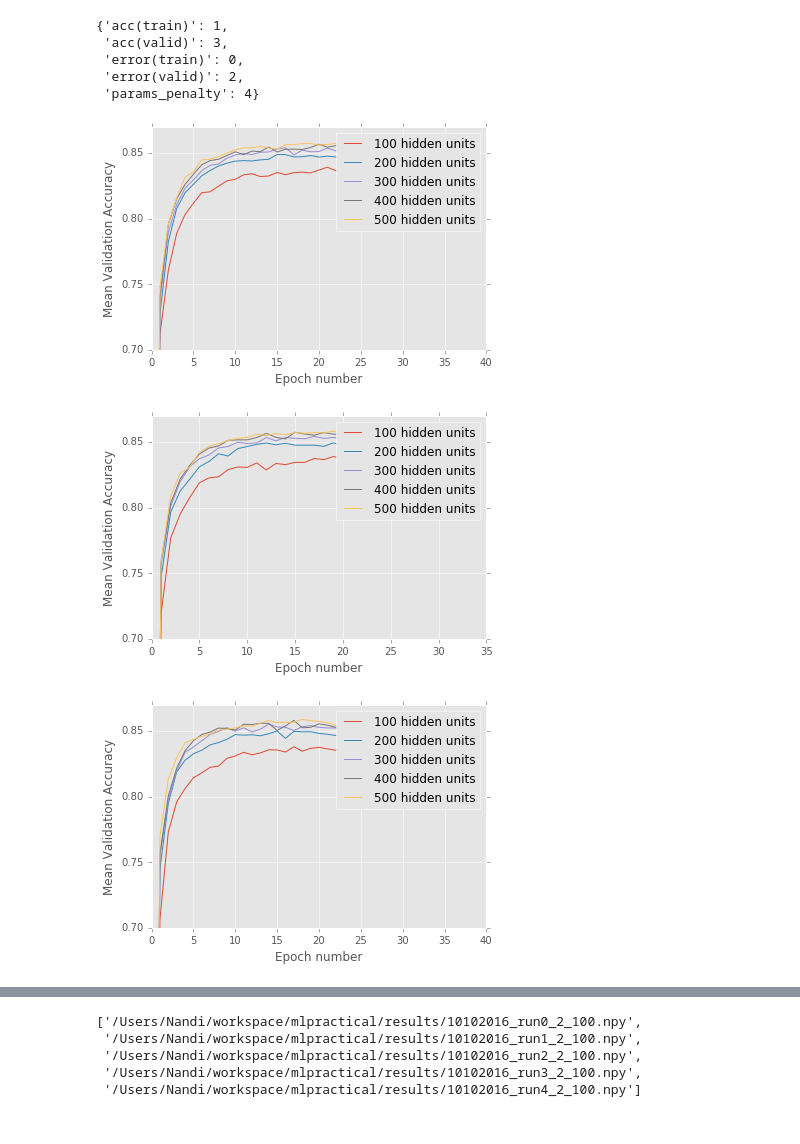
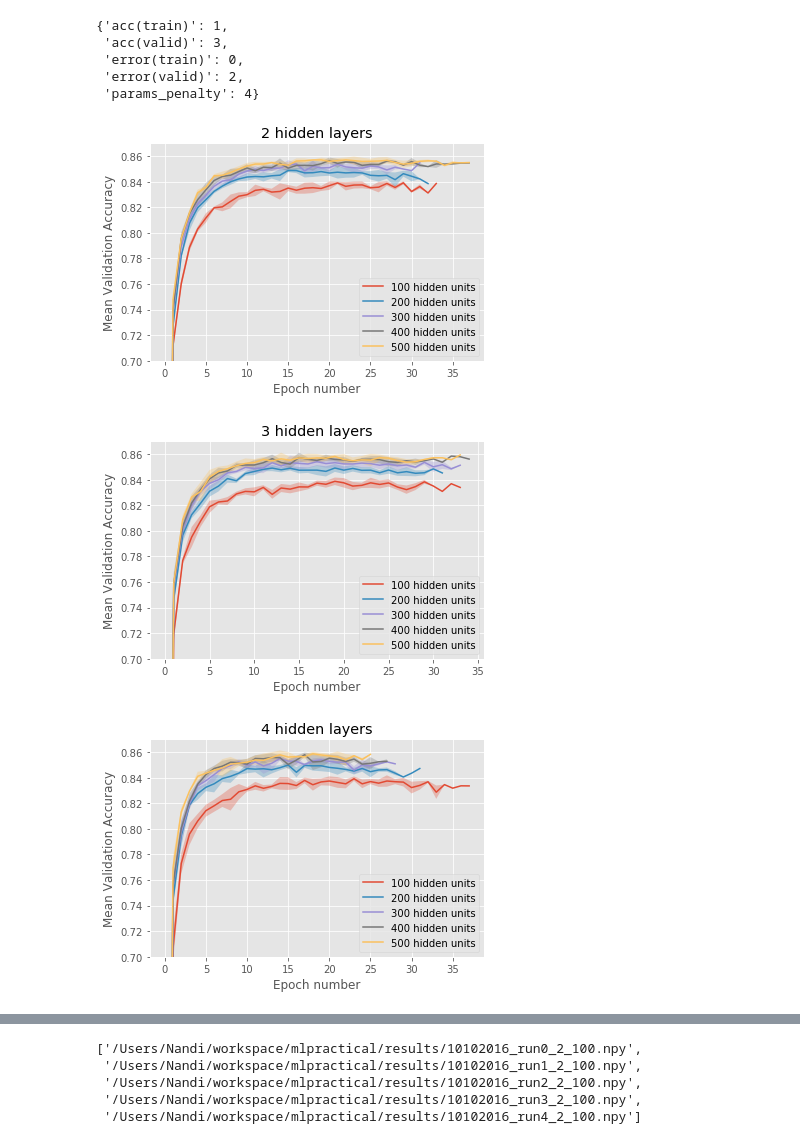
Before and after one commit to nandidodo/mlp, a Jupyter notebook: notebooks/Coursework_2.ipynb, the cells around one changed output, grey strips where cells are left out. Saved outputs shown, nothing was run; the diff lists cells and outputs as text; code cells hidden in the pictures.

```diff
--- a/notebooks/Coursework_2.ipynb
+++ b/notebooks/Coursework_2.ipynb
@@ -199,34 +199,49 @@ for layers in np.arange(2,5):
             Averages a 2-D array and returns a 1-D array of all of the columns
             averaged together, regardless of their dimensions.
             """
             output = []
             maximum = 0
             for lst in nested_vals:
                 if len(lst) > maximum:
                     maximum = len(lst)
             for index in range(maximum): # Go through each index of longest list
                 temp = []
                 for lst in nested_vals: # Go through each list
                     if index < len(lst): # If not an index error
                         temp.append(lst[index])
                 output.append(np.nanmean(temp))
             return output
 
         ys = np.array(ys)
         ys_mean = avgNestedLists(ys)#(axis=0)
+
+        n = max([len(y) for y in ys])
+        ys_std = np.zeros(n)
+
+        for i in range(n):
+            ys_tmp = []
+            for y in ys:
+                if i < len(y):
+                    ys_tmp.append(y[i])
+            ys_std[i] = np.std(ys_tmp)
+
         #ys_std = stdNestedLists(ys)#(axis=0)
 #         plt.plot(np.arange(101), ys_mean, label="{} {}{}".format(labels_weightinit[w], l, ' layers'))
         plt.plot(np.arange(len(ys_mean)), ys_mean, label="{}{}".format(units, ' hidden units'))
         plt.ylim(0.70, 0.87)
 #         plt.ylim(-0.01,0.05)
 #         plt.xlim(0,70)
         plt.ylabel('Mean Validation Accuracy')
         plt.xlabel('Epoch number')
-        #plt.fill_between(np.arange(ys.shape[0]), ys_mean - ys_std, ys_mean + ys_std, alpha=0.3)
+        plt.title(str(layers) + ' hidden layers')
+        plt.fill_between(np.arange(n), ys_mean - ys_std, ys_mean + ys_std, alpha=0.3)
     plt.legend()
     #plt.savefig('/Users/Nandi/workspace/mlpractical/report/images/2b/' + str(w) + str(l) + '.pdf')
     plt.show()
+
+
+    #because of early stopping std dev in later epochs not accurate because of fewer runs/samples
 # %% [output]
-[figure, old version]
+[figure, new version]
-[figure, old version]
+[figure, new version]
-[figure, old version]
+[figure, new version]
```
Also changed, not shown: parts of 3 cells of this notebook, 2 other files.
